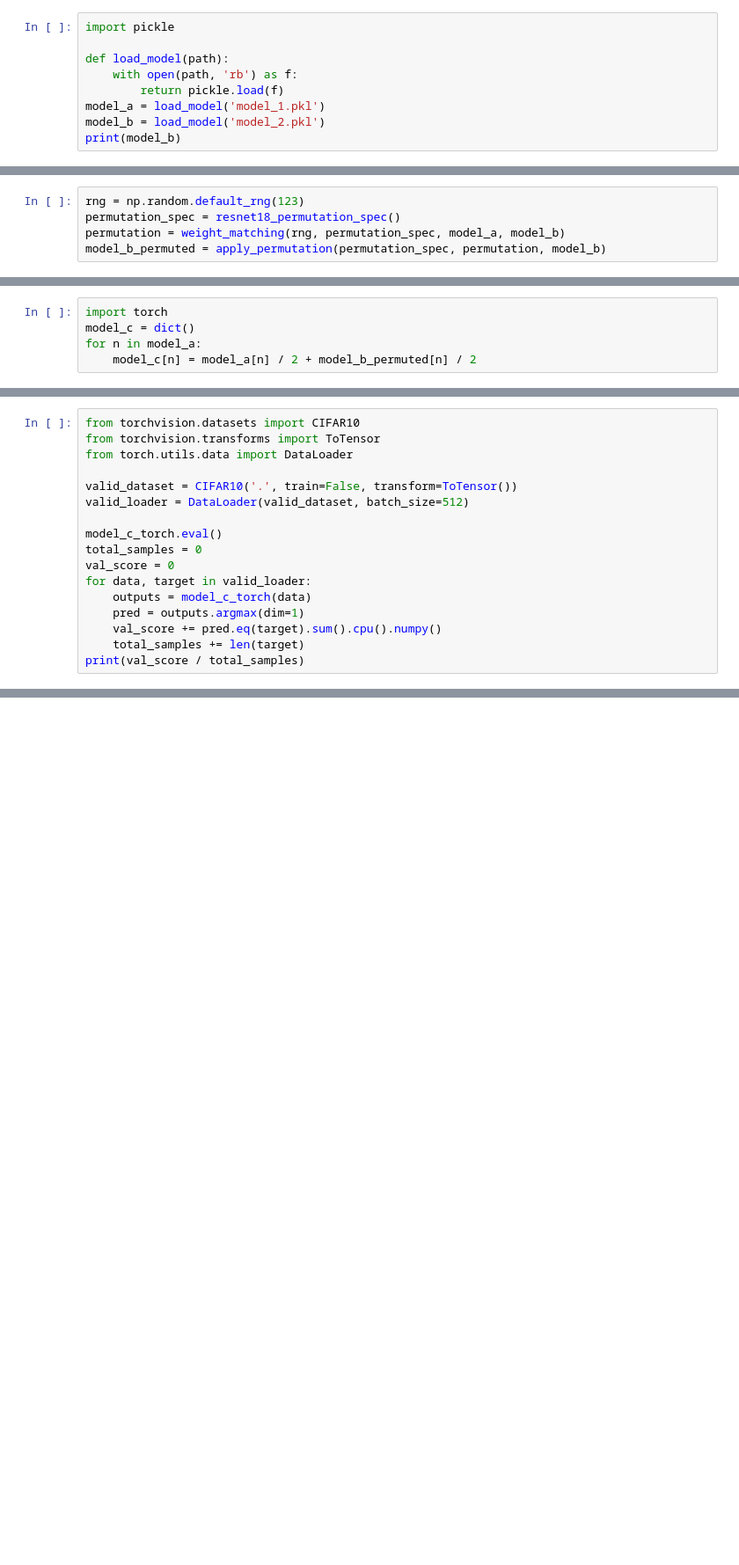
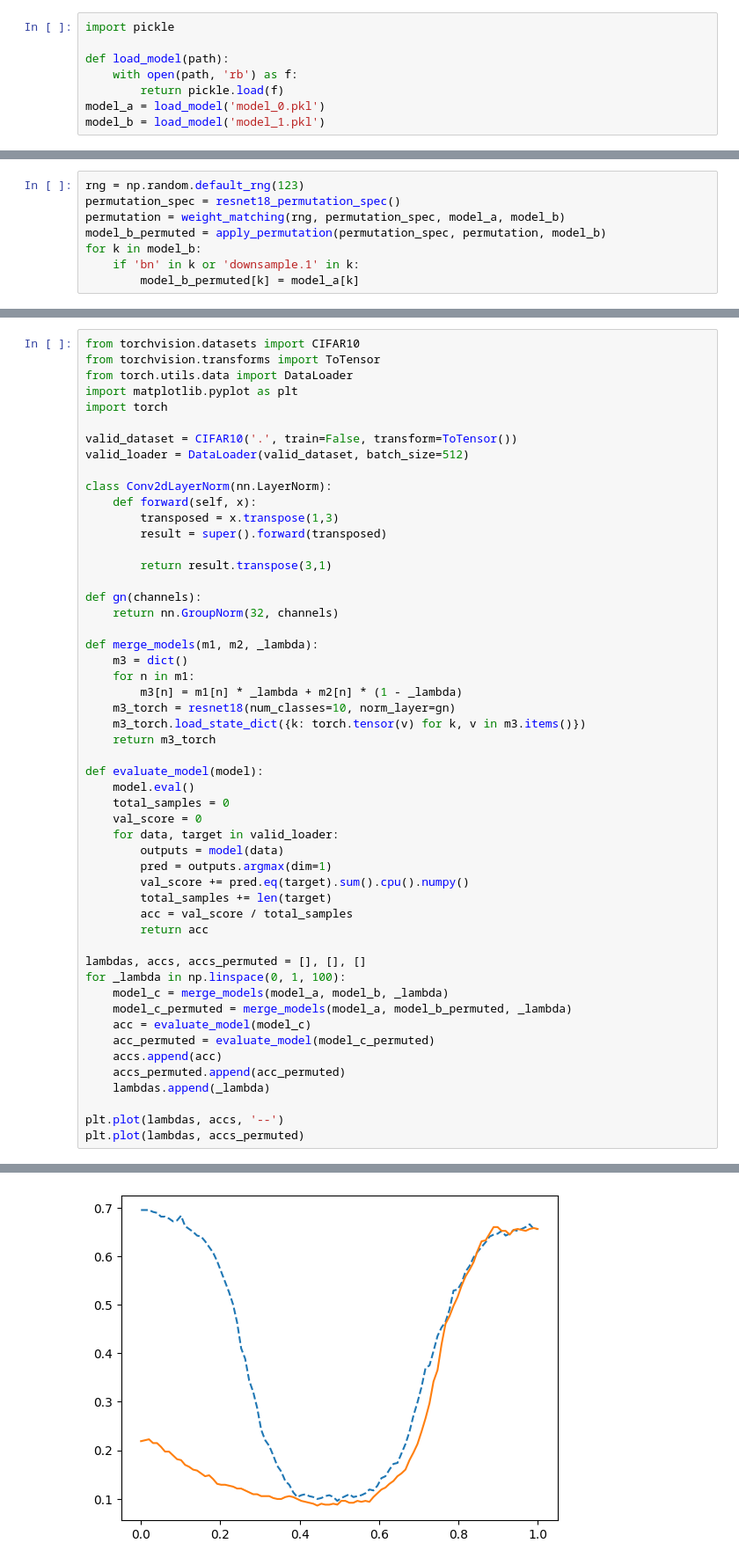
Before and after one commit to igor-davidyuk/git-re-basin, a Jupyter notebook: matching.ipynb, the cells around one changed output, grey strips where cells are left out. Shown: that part at 88% size. Saved outputs shown, nothing was run; the diff lists cells and outputs as text; blank space fills up the shorter version.

Commit message:
Trying skipping permutations for normalization layers
Signed-off-by: Ilya Trushkin <ilya.trushkin@intel.com>

```diff
--- a/matching.ipynb
+++ b/matching.ipynb
@@ -169,6 +138,5 @@ import pickle
 def load_model(path):
     with open(path, 'rb') as f:
         return pickle.load(f)
-model_a = load_model('model_1.pkl')
-model_b = load_model('model_2.pkl')
-print(model_b)
+model_a = load_model('model_0.pkl')
+model_b = load_model('model_1.pkl')
@@ -195,4 +145,7 @@ rng = np.random.default_rng(123)
 permutation_spec = resnet18_permutation_spec()
 permutation = weight_matching(rng, permutation_spec, model_a, model_b)
 model_b_permuted = apply_permutation(permutation_spec, permutation, model_b)
+for k in model_b:
+    if 'bn' in k or 'downsample.1' in k:
+        model_b_permuted[k] = model_a[k]
 # %% [output]
@@ -236,5 +168,0 @@ model_b_permuted = apply_permutation(permutation_spec, permutation, model_b)
-# %%
-import torch
-model_c = dict()
-for n in model_a:
-    model_c[n] = model_a[n] / 2 + model_b_permuted[n] / 2
@@ -247,17 +170,52 @@ model_c_torch.load_state_dict({k: torch.from_numpy(v) for k, v in model_c.items(
 from torchvision.datasets import CIFAR10
 from torchvision.transforms import ToTensor
 from torch.utils.data import DataLoader
+import matplotlib.pyplot as plt
+import torch
 
 valid_dataset = CIFAR10('.', train=False, transform=ToTensor())
 valid_loader = DataLoader(valid_dataset, batch_size=512)
 
-model_c_torch.eval()
-total_samples = 0
-val_score = 0
-for data, target in valid_loader:
-    outputs = model_c_torch(data)
-    pred = outputs.argmax(dim=1)
-    val_score += pred.eq(target).sum().cpu().numpy()
-    total_samples += len(target)
-print(val_score / total_samples)
+class Conv2dLayerNorm(nn.LayerNorm):
+    def forward(self, x):
+        transposed = x.transpose(1,3)
+        result = super().forward(transposed)
+
+        return result.transpose(3,1)
+
+def gn(channels):
+    return nn.GroupNorm(32, channels)
+
+def merge_models(m1, m2, _lambda):
+    m3 = dict()
+    for n in m1:
+        m3[n] = m1[n] * _lambda + m2[n] * (1 - _lambda)
+    m3_torch = resnet18(num_classes=10, norm_layer=gn)
+    m3_torch.load_state_dict({k: torch.tensor(v) for k, v in m3.items()})
+    return m3_torch
+
+def evaluate_model(model):
+    model.eval()
+    total_samples = 0
+    val_score = 0
+    for data, target in valid_loader:
+        outputs = model(data)
+        pred = outputs.argmax(dim=1)
+        val_score += pred.eq(target).sum().cpu().numpy()
+        total_samples += len(target)
+        acc = val_score / total_samples
+        return acc
+
+lambdas, accs, accs_permuted = [], [], []
+for _lambda in np.linspace(0, 1, 100):
+    model_c = merge_models(model_a, model_b, _lambda)
+    model_c_permuted = merge_models(model_a, model_b_permuted, _lambda)
+    acc = evaluate_model(model_c)
+    acc_permuted = evaluate_model(model_c_permuted)
+    accs.append(acc)
+    accs_permuted.append(acc_permuted)
+    lambdas.append(_lambda)
+
+plt.plot(lambdas, accs, '--')
+plt.plot(lambdas, accs_permuted)
 # %% [output]
@@ -264,0 +223 @@ print(val_score / total_samples)
+[figure, added]
```
Also changed, not shown: parts of 10 cells of this notebook, 4 other files.
